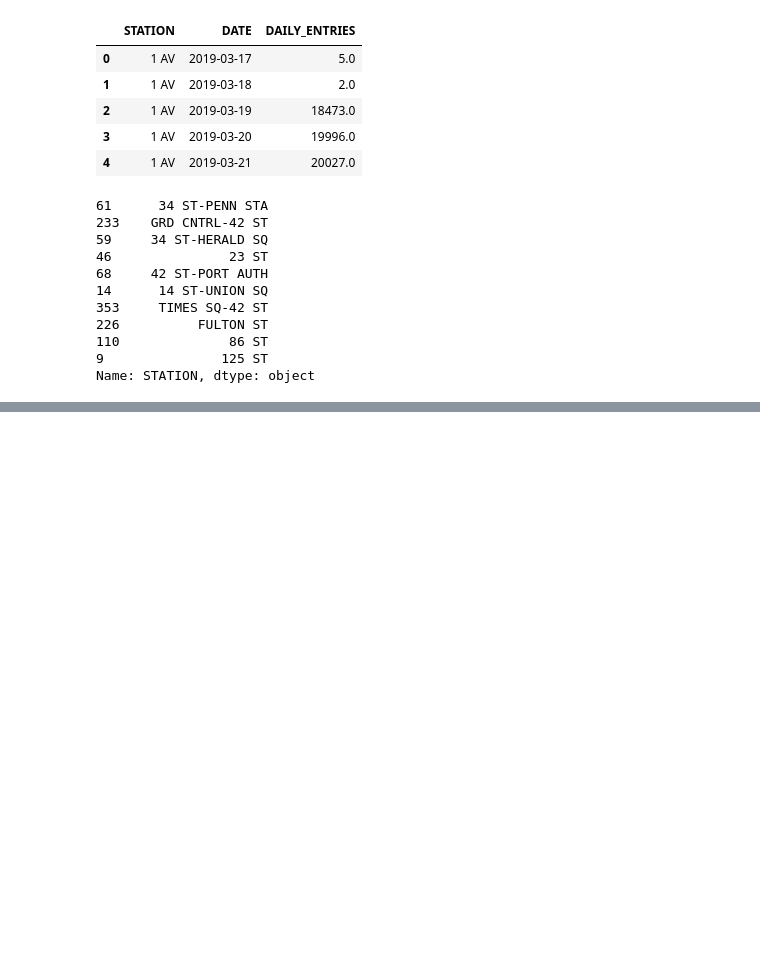
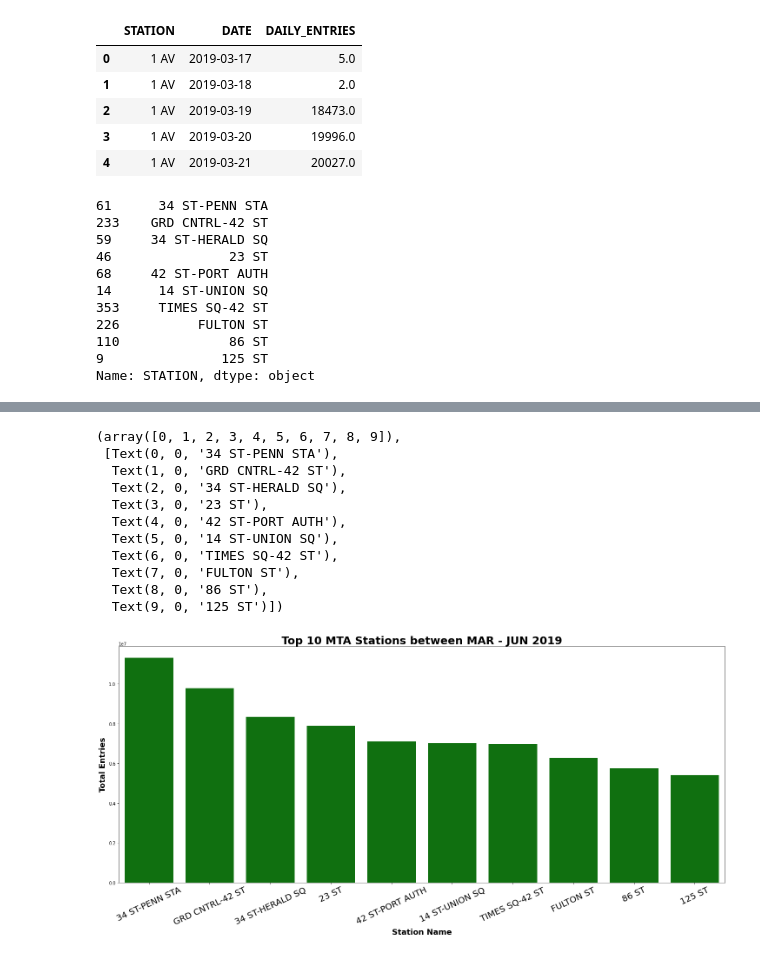
Before and after one commit to JayZZZZZZZ/project-1, a Jupyter notebook: MTA_EDA.ipynb, the cells around one changed output, grey strips where cells are left out. Drawn from its saved outputs; the diff is of its cells as text; code cells hidden in the pictures; blank space fills up the shorter version.

```diff
--- a/MTA_EDA.ipynb
+++ b/MTA_EDA.ipynb
@@ -439,11 +526,24 @@ top_10_station_overall.head(10)
 # %%
 plt.figure(figsize=(25,10))
-sb.barplot(top_10_station_overall['STATION'][:10],
-           top_10_station_overall['DAILY_ENTRIES'][:10],
+sb.barplot(x=top_10_station_overall['STATION'][:10],
+           y=top_10_station_overall['DAILY_ENTRIES'][:10],
           color='g')
 plt.title('Top 10 MTA Stations between MAR - JUN 2019',fontsize=25, weight='bold')
 plt.xlabel('Station Name', fontsize=18, weight='bold')
 plt.ylabel('Total Entries', fontsize=18, weight='bold')
 plt.xticks(rotation=25, fontsize=20)
+# %% [output]
+(array([0, 1, 2, 3, 4, 5, 6, 7, 8, 9]),
+ [Text(0, 0, '34 ST-PENN STA'),
+  Text(1, 0, 'GRD CNTRL-42 ST'),
+  Text(2, 0, '34 ST-HERALD SQ'),
+  Text(3, 0, '23 ST'),
+  Text(4, 0, '42 ST-PORT AUTH'),
+  Text(5, 0, '14 ST-UNION SQ'),
+  Text(6, 0, 'TIMES SQ-42 ST'),
+  Text(7, 0, 'FULTON ST'),
+  Text(8, 0, '86 ST'),
+  Text(9, 0, '125 ST')])
+[figure, added]
 # %%
 mta_daily.head()
```
Also changed, not shown: parts of 14 cells of this notebook, 1 other file.
